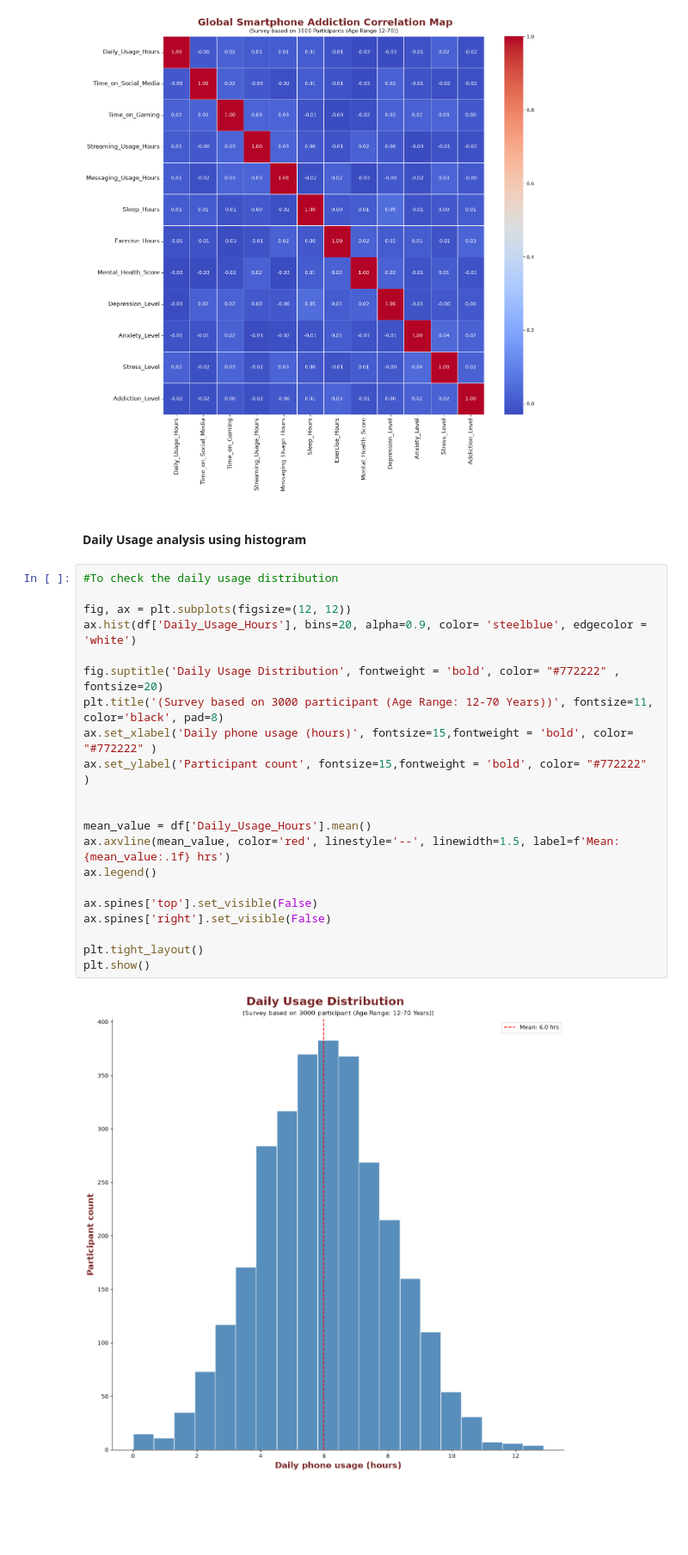
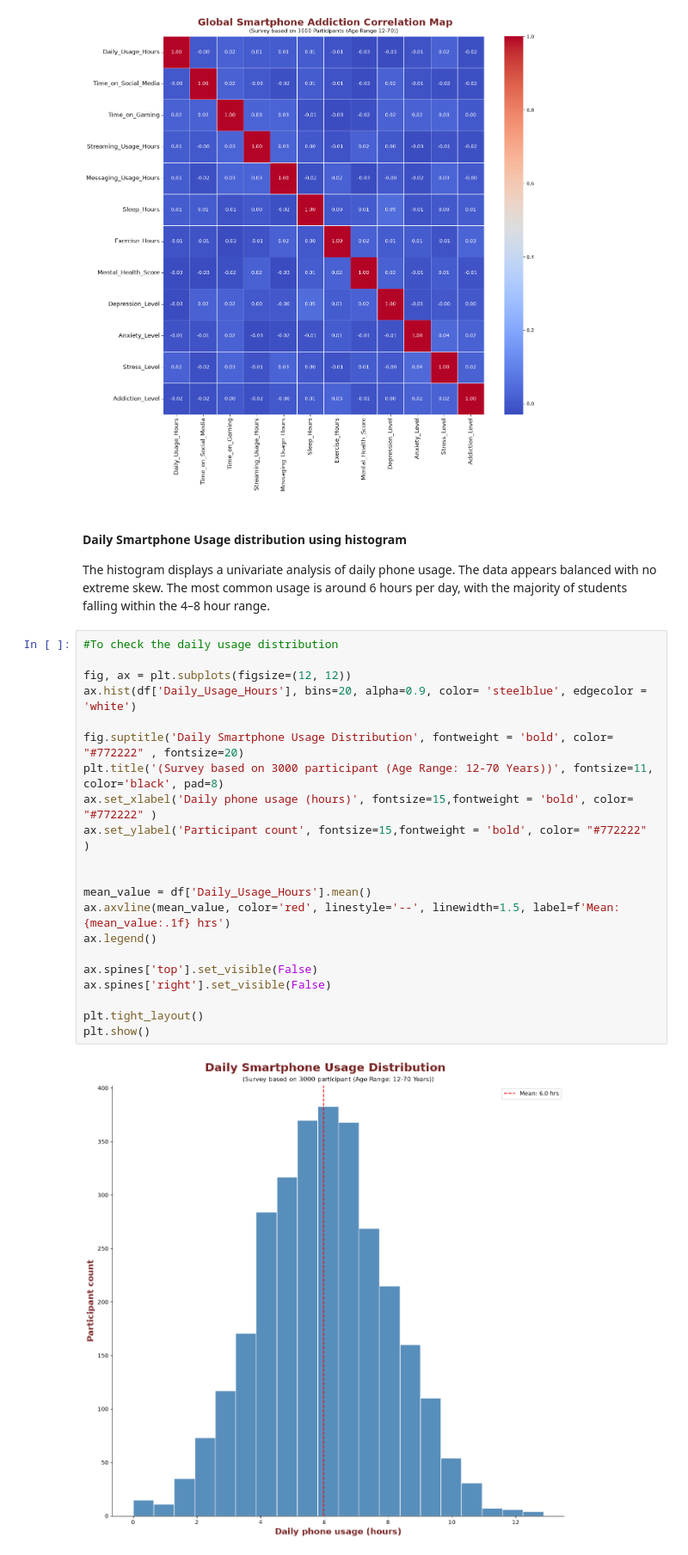
Before and after one commit to shivahari04/smartphone_addiction_analysis, a Jupyter notebook: Notebook/global_smartphone_addiction.ipynb, the cells around one changed output. Shown at 86% size. Drawn from its saved outputs; the diff is of its cells as text; blank space fills up the shorter version.

```diff
--- a/Notebook/global_smartphone_addiction.ipynb
+++ b/Notebook/global_smartphone_addiction.ipynb
@@ -445,27 +469,29 @@ plt.show()
 # %% [output]
 [figure]
 # %% [markdown]
-#### Daily Usage analysis using histogram
+#### Daily Smartphone Usage distribution using histogram
+
+The histogram displays a univariate analysis of daily phone usage. The data appears balanced with no extreme skew. The most common usage is around 6 hours per day, with the majority of students falling within the 4–8 hour range.
 # %%
 #To check the daily usage distribution
 
 fig, ax = plt.subplots(figsize=(12, 12))
 ax.hist(df['Daily_Usage_Hours'], bins=20, alpha=0.9, color= 'steelblue', edgecolor = 'white')
 
-fig.suptitle('Daily Usage Distribution', fontweight = 'bold', color= "#772222" , fontsize=20)
+fig.suptitle('Daily Smartphone Usage Distribution', fontweight = 'bold', color= "#772222" , fontsize=20)
 plt.title('(Survey based on 3000 participant (Age Range: 12-70 Years))', fontsize=11, color='black', pad=8)
 ax.set_xlabel('Daily phone usage (hours)', fontsize=15,fontweight = 'bold', color= "#772222" )
 ax.set_ylabel('Participant count', fontsize=15,fontweight = 'bold', color= "#772222" )
 
 
 mean_value = df['Daily_Usage_Hours'].mean()
 ax.axvline(mean_value, color='red', linestyle='--', linewidth=1.5, label=f'Mean: {mean_value:.1f} hrs')
 ax.legend()
 
 ax.spines['top'].set_visible(False)
 ax.spines['right'].set_visible(False)
 
 plt.tight_layout()
 plt.show()
 # %% [output]
-[figure, old version]
+[figure, new version]
```
Also changed, not shown: parts of 4 cells of this notebook, 4 other files.
